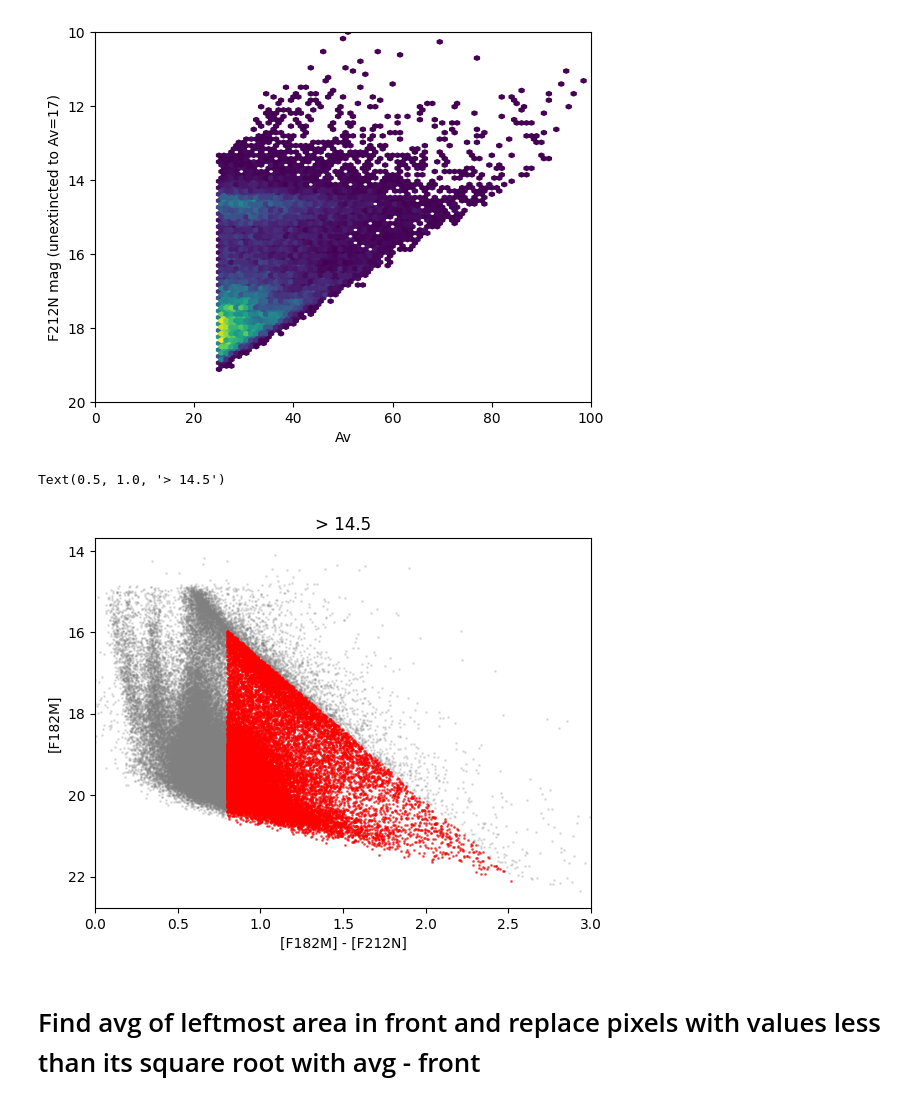
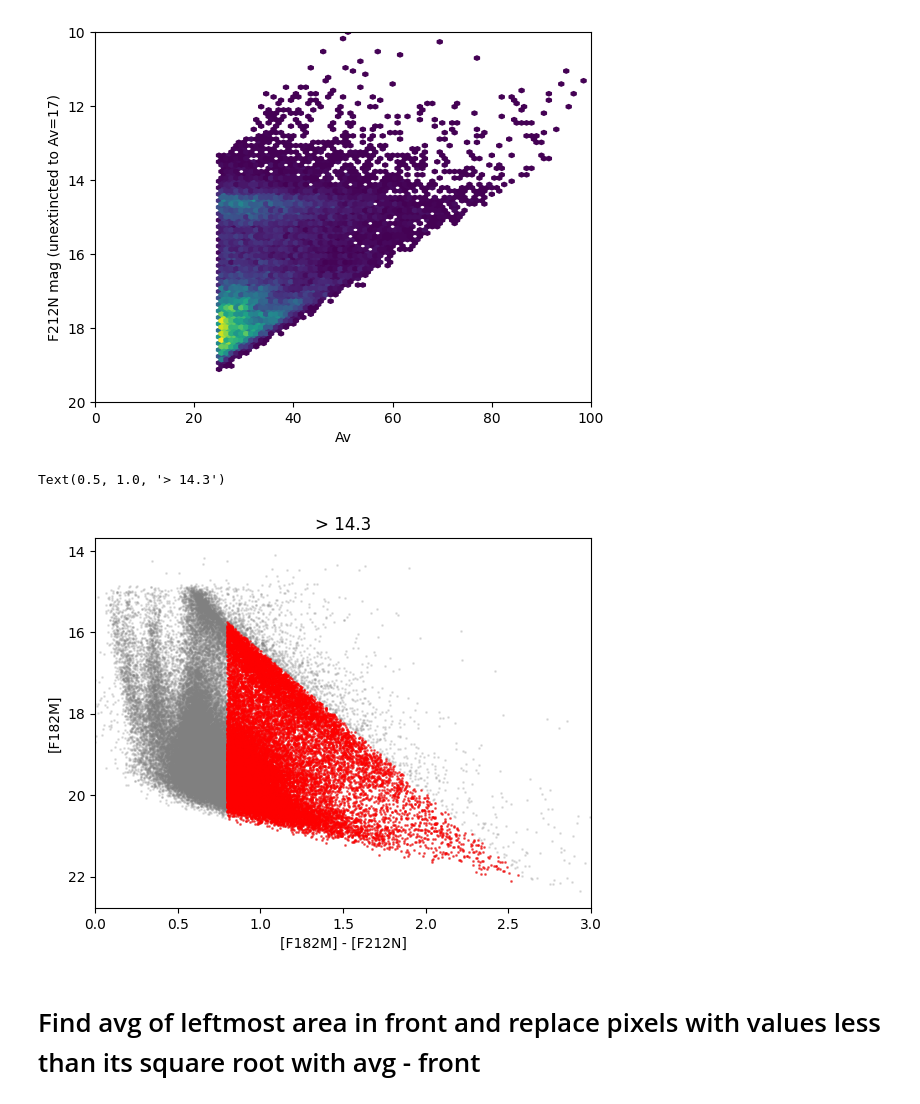
Before and after one commit to SpacialTree/dustridge-cd, a Jupyter notebook: notebooks/effective_depth.ipynb, the cells around one changed output. Cells and saved outputs as stored; diff of their text form; code cells hidden in the pictures.

```diff
--- a/notebooks/effective_depth.ipynb
+++ b/notebooks/effective_depth.ipynb
@@ -199,10 +191,10 @@ len(cat_cmz.catalog)
 deredden to 17th mag (you could do that by dereddening, then reddening back to 17th), reject that star from the background population if it is brighter than our saturation limit - which is M=15, roughly
 # %%
 from dust_extinction.averages import F11_MWGC, RL85_MWGC, RRP89_MWGC, G21_MWAvg
-ext = G21_MWAvg() # RL85_MWGC() # F11_MWGC() # CT06_MWGC()
+ext = CT06_MWGC() # RL85_MWGC() # F11_MWGC() # CT06_MWGC()
 
 cat_red.catalog['f212n_mag_Av17'] = unextinct_mag(cat_red, ext, 'f212n', cat_red.catalog['Av'] - blue_lim) # blue_lim
-cat_red_nosat = JWSTCatalog(cat_red.catalog[cat_red.catalog['f212n_mag_Av17'] > 14.5])
+cat_red_nosat = JWSTCatalog(cat_red.catalog[cat_red.catalog['f212n_mag_Av17'] > 14.3])
 # %%
 plt.hexbin(cat_red.catalog['Av'], cat_red.catalog['f212n_mag_Av17'], gridsize=100, mincnt=1, extent=(0, 100, 10, 20))
 plt.gca().invert_yaxis()
@@ -216,12 +208,12 @@ Text(0, 0.5, 'F212N mag (unextincted to Av=17)')
 # %%
 cat_use.plot_CMD('f182m', 'f212n', 'f182m', s=1, alpha=0.2, color='gray')
 cat_red_nosat.plot_CMD('f182m', 'f212n', 'f182m', s=1, alpha=0.5, color='r')
 plt.gca().invert_yaxis()
 plt.xlim(0, 3)
-plt.title('> 14.5')
+plt.title('> 14.3')
 # %% [output]
-Text(0.5, 1.0, '> 14.5')
+Text(0.5, 1.0, '> 14.3')
-[figure, old version]
+[figure, new version]
 # %% [markdown]
 # Find avg of leftmost area in front and replace pixels with values less than its square root with avg - front
 # %%
```
Also changed, not shown: parts of 29 cells of this notebook.
